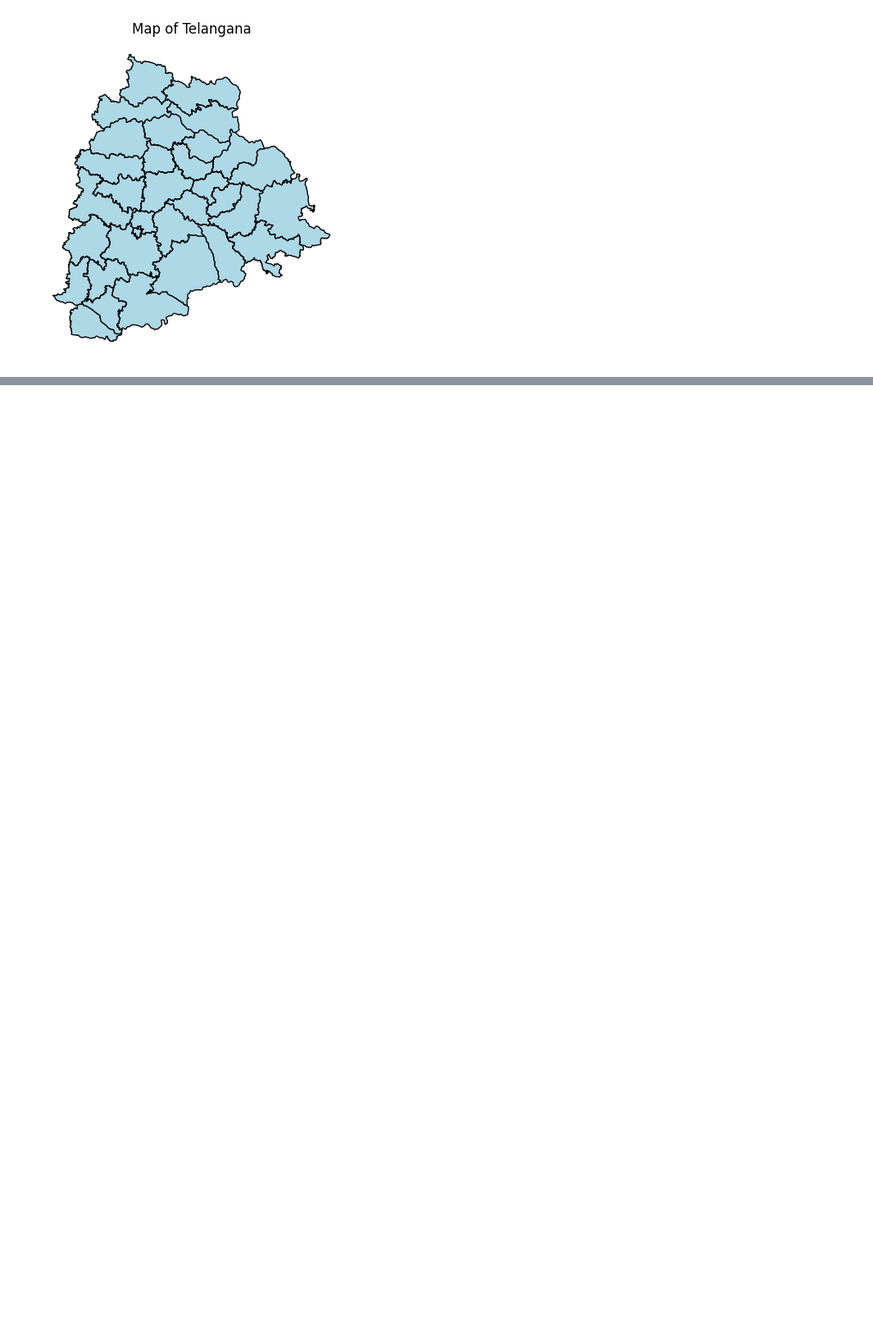
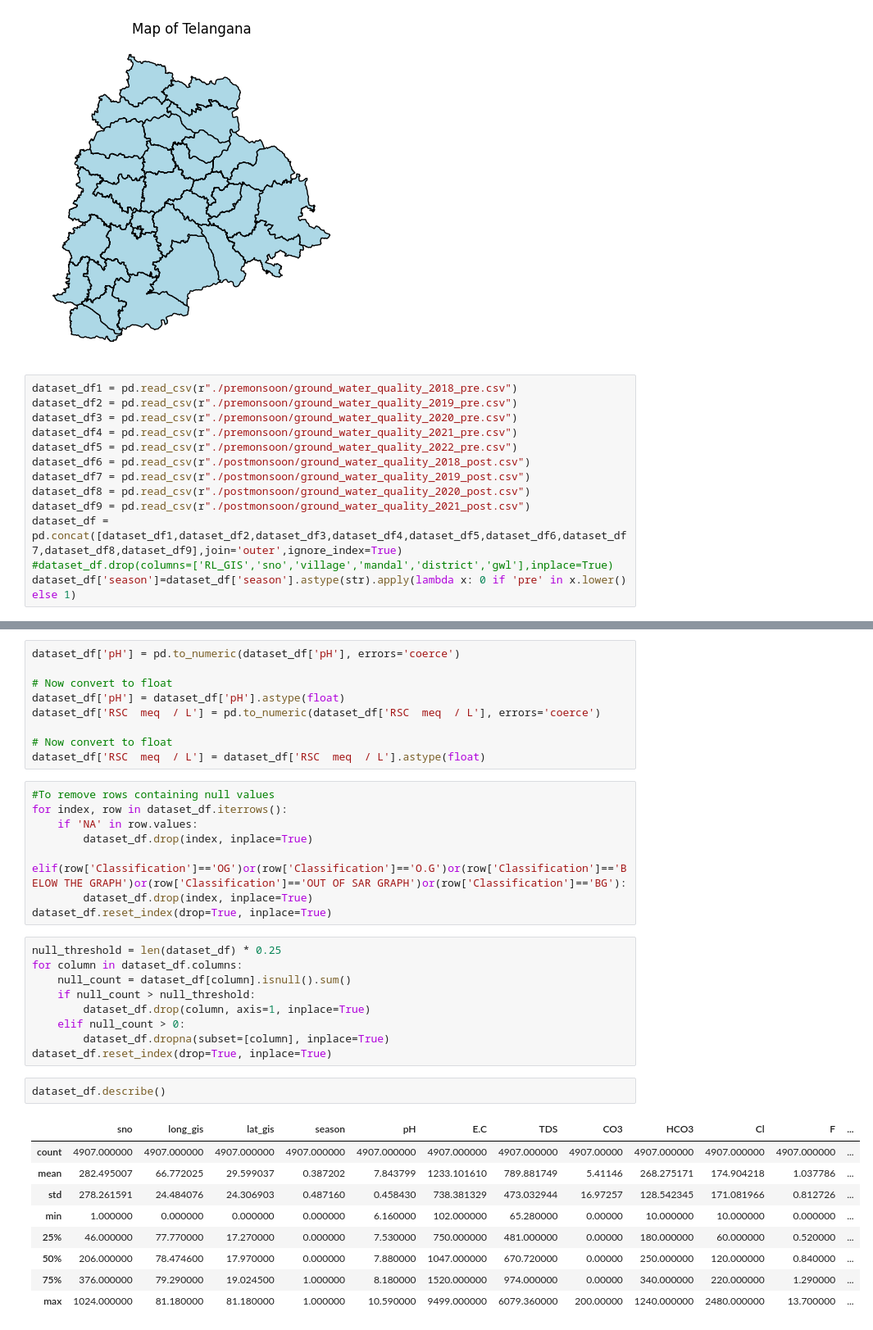
Before and after one commit to heckop/GroundWater_analyzer, a Jupyter notebook: Softmax_Implementation_And_Data_Preprocessing/graphRepresentation.ipynb, the cells around one changed output, grey strips where cells are left out. Shown at 82% size. Cells and saved outputs as stored; diff of their text form; blank space fills up the shorter version.

```diff
--- a/Softmax_Implementation_And_Data_Preprocessing/graphRepresentation.ipynb
+++ b/Softmax_Implementation_And_Data_Preprocessing/graphRepresentation.ipynb
@@ -19,3 +22,16 @@ plt.axis('off')  # Turn off axis
 plt.show()
 # %% [output]
 [figure]
+# %%
+dataset_df1 = pd.read_csv(r"./premonsoon/ground_water_quality_2018_pre.csv")
+dataset_df2 = pd.read_csv(r"./premonsoon/ground_water_quality_2019_pre.csv")
+dataset_df3 = pd.read_csv(r"./premonsoon/ground_water_quality_2020_pre.csv")
+dataset_df4 = pd.read_csv(r"./premonsoon/ground_water_quality_2021_pre.csv")
+dataset_df5 = pd.read_csv(r"./premonsoon/ground_water_quality_2022_pre.csv")
+dataset_df6 = pd.read_csv(r"./postmonsoon/ground_water_quality_2018_post.csv")
+dataset_df7 = pd.read_csv(r"./postmonsoon/ground_water_quality_2019_post.csv")
+dataset_df8 = pd.read_csv(r"./postmonsoon/ground_water_quality_2020_post.csv")
+dataset_df9 = pd.read_csv(r"./postmonsoon/ground_water_quality_2021_post.csv")
+dataset_df = pd.concat([dataset_df1,dataset_df2,dataset_df3,dataset_df4,dataset_df5,dataset_df6,dataset_df7,dataset_df8,dataset_df9],join='outer',ignore_index=True)
+#dataset_df.drop(columns=['RL_GIS','sno','village','mandal','district','gwl'],inplace=True)
+dataset_df['season']=dataset_df['season'].astype(str).apply(lambda x: 0 if 'pre' in x.lower() else 1)
@@ -21,0 +49,38 @@ plt.show()
+# %%
+dataset_df['pH'] = pd.to_numeric(dataset_df['pH'], errors='coerce')
+
+# Now convert to float
+dataset_df['pH'] = dataset_df['pH'].astype(float)
+dataset_df['RSC  meq  / L'] = pd.to_numeric(dataset_df['RSC  meq  / L'], errors='coerce')
+
+# Now convert to float
+dataset_df['RSC  meq  / L'] = dataset_df['RSC  meq  / L'].astype(float)
+# %%
+#To remove rows containing null values
+for index, row in dataset_df.iterrows():
+    if 'NA' in row.values:
+        dataset_df.drop(index, inplace=True)
+    elif(row['Classification']=='OG')or(row['Classification']=='O.G')or(row['Classification']=='BELOW THE GRAPH')or(row['Classification']=='OUT OF SAR GRAPH')or(row['Classification']=='BG'):
+        dataset_df.drop(index, inplace=True)
+dataset_df.reset_index(drop=True, inplace=True)
+# %%
+null_threshold = len(dataset_df) * 0.25
+for column in dataset_df.columns:
+    null_count = dataset_df[column].isnull().sum()
+    if null_count > null_threshold:
+        dataset_df.drop(column, axis=1, inplace=True)
+    elif null_count > 0:
+        dataset_df.dropna(subset=[column], inplace=True)
+dataset_df.reset_index(drop=True, inplace=True)
+# %%
+dataset_df.describe()
+# %% [output]
+|  | sno | long_gis | lat_gis | season | pH | E.C | TDS | CO3 | HCO3 | Cl | F | ... |
+| count | 4907.000000 | 4907.000000 | 4907.000000 | 4907.000000 | 4907.000000 | 4907.000000 | 4907.000000 | 4907.00000 | 4907.000000 | 4907.000000 | 4907.000000 | ... |
+| mean | 282.495007 | 66.772025 | 29.599037 | 0.387202 | 7.843799 | 1233.101610 | 789.881749 | 5.41146 | 268.275171 | 174.904218 | 1.037786 | ... |
+| std | 278.261591 | 24.484076 | 24.306903 | 0.487160 | 0.458430 | 738.381329 | 473.032944 | 16.97257 | 128.542345 | 171.081966 | 0.812726 | ... |
+| min | 1.000000 | 0.000000 | 0.000000 | 0.000000 | 6.160000 | 102.000000 | 65.280000 | 0.00000 | 10.000000 | 10.000000 | 0.000000 | ... |
+| 25% | 46.000000 | 77.770000 | 17.270000 | 0.000000 | 7.530000 | 750.000000 | 481.000000 | 0.00000 | 180.000000 | 60.000000 | 0.520000 | ... |
+| 50% | 206.000000 | 78.474600 | 17.970000 | 0.000000 | 7.880000 | 1047.000000 | 670.720000 | 0.00000 | 250.000000 | 120.000000 | 0.840000 | ... |
+| 75% | 376.000000 | 79.290000 | 19.024500 | 1.000000 | 8.180000 | 1520.000000 | 974.000000 | 0.00000 | 340.000000 | 220.000000 | 1.290000 | ... |
+| max | 1024.000000 | 81.180000 | 81.180000 | 1.000000 | 10.590000 | 9499.000000 | 6079.360000 | 200.00000 | 1240.000000 | 2480.000000 | 13.700000 | ... |
```
Also changed, not shown: parts of 9 cells of this notebook.
